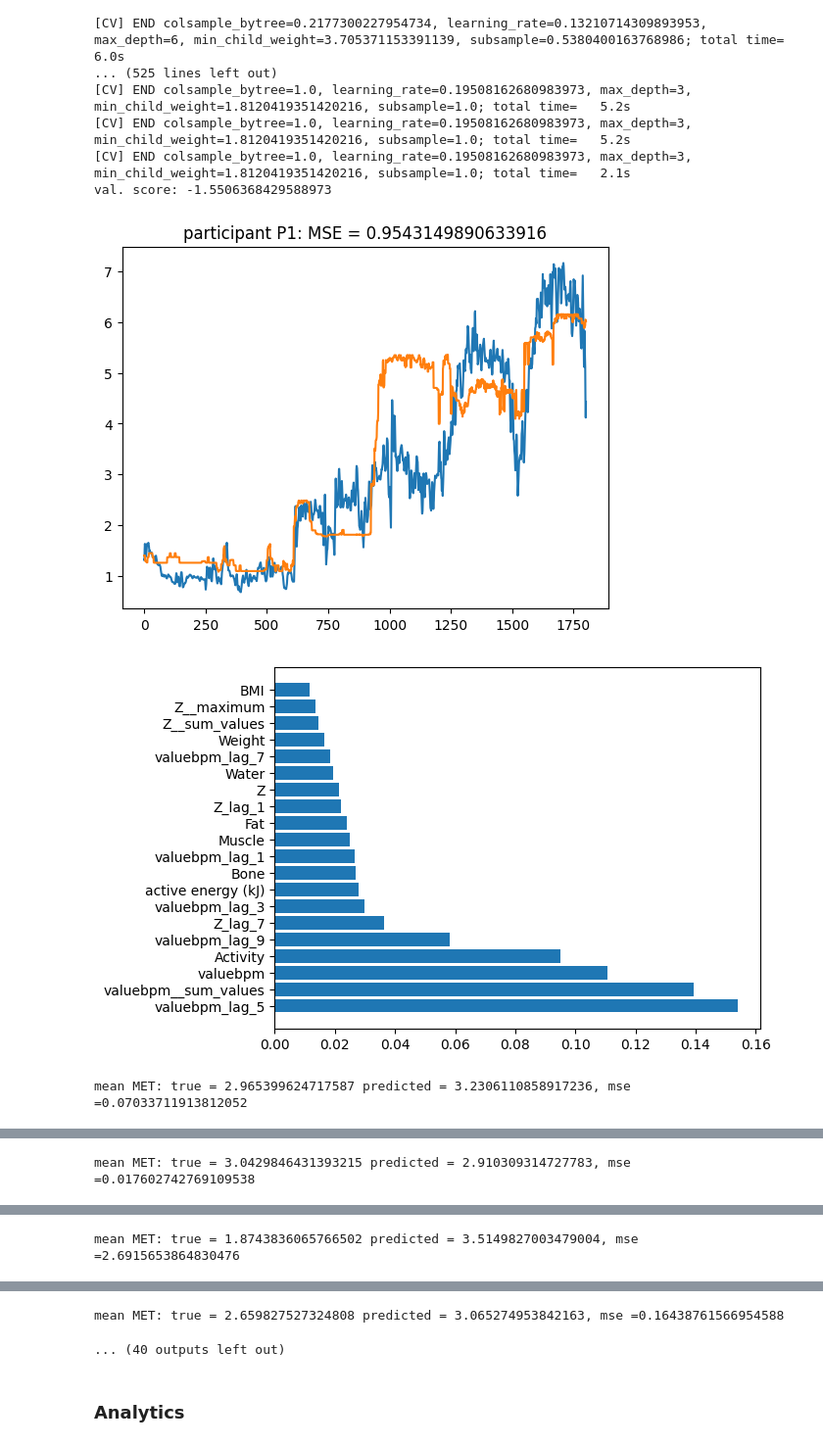
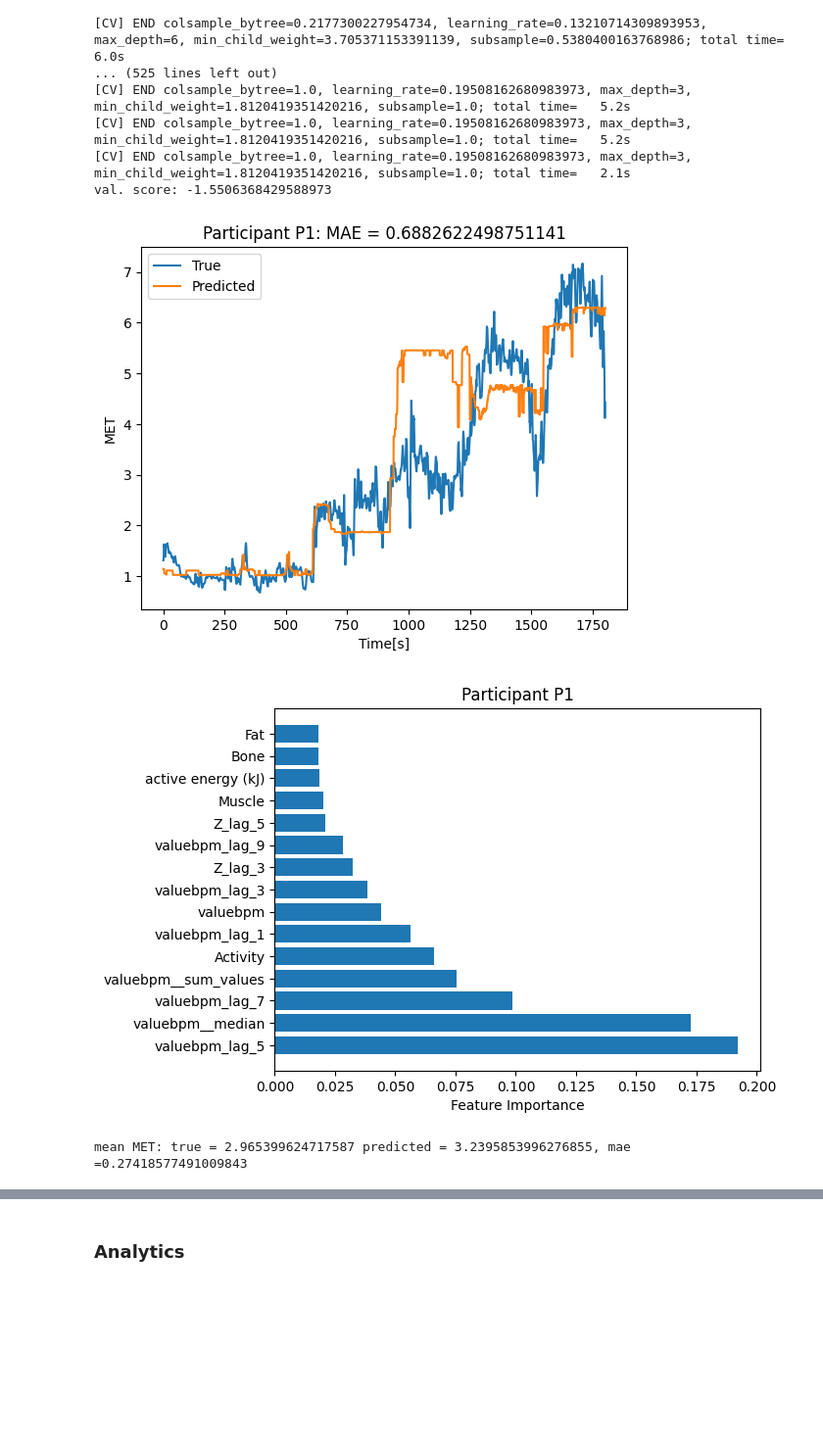
Before and after one commit to ConnorReed246/DataMiningProject, a Jupyter notebook: scripts/2_Prediction/prediction_all.ipynb, the cells around one changed output, grey strips where cells are left out. Shown at 98% size. Cells and saved outputs as stored; diff of their text form; code cells hidden in the pictures; blank space fills up the shorter version.

```diff
--- a/scripts/2_Prediction/prediction_all.ipynb
+++ b/scripts/2_Prediction/prediction_all.ipynb
@@ -181,7 +168,7 @@ parameters = {
         'colsample_bytree': [0.6,0.8],
         'learning_rate':[0.03, 0.05, 0.07],
     }
-clf = GridSearchCV(XGBRegressor(random_state = 42), parameters, cv=group_kfold.get_n_splits(X, y, participants), scoring='neg_mean_squared_error', n_jobs=-1, verbose=3)
+clf = GridSearchCV(XGBRegressor(random_state = 42), parameters, cv=group_kfold.get_n_splits(X, y, participants), scoring=scoring_function, n_jobs=-1, verbose=3)
 clf.fit(X, y)
 
 print("val. score: %s" % clf.best_score_)
@@ -203,7 +190,7 @@ opt = BayesSearchCV(
     },
     n_iter=30,
     cv=cv,
-    scoring = 'neg_mean_squared_error',
+    scoring = scoring_function,
     verbose = 2,
     n_jobs=-1
 
@@ -230,37 +217,45 @@ Fitting 17 folds for each of 1 candidates, totalling 17 fits
 [CV] END colsample_bytree=1.0, learning_rate=0.19508162680983973, max_depth=3, min_child_weight=1.8120419351420216, subsample=1.0; total time=   2.1s
 val. score: -1.5506368429588973
 # %%
-n_top_features = 20
-mse_participants = []
+n_top_features = 15
+mae_participants = []
 
 feature_importances_all = np.zeros(X.shape[1])
 for fold, participant in zip(cv, participants):
     X_train, X_test = X[fold[0]], X[fold[1]]
     y_train, y_test = y[fold[0]], y[fold[1]]
 
     model.fit(X_train, y_train)
     y_pred = model.predict(X_test)
 
-    mse = mean_squared_error(y_test, y_pred)
+    mae = mean_absolute_error(y_test, y_pred)
     plt.plot(y_test)
     plt.plot(y_pred)
-    plt.title(f"participant {participant}: MSE = {mse}")
+    plt.title(f"Participant {participant}: MAE = {mae}")
+    plt.legend(["True", "Predicted"])
+    plt.xlabel("Time[s]")
+    plt.ylabel("MET")
     plt.show()
 
     feature_importances_all += model.feature_importances_
     sorted_idx = model.feature_importances_.argsort()[::-1]
     plt.barh(all_merged_df_selected.columns[sorted_idx][:n_top_features], model.feature_importances_[sorted_idx][:n_top_features])
+    plt.xlabel("Feature Importance")
+    plt.title(f"Participant {participant}")
 
     plt.show()
 
-    print(f"mean MET: true = {y_test.mean()} predicted = {y_pred.mean()}, mse ={mean_squared_error([y_test.mean()],[y_pred.mean()])}")
-    mse_participants.append(mse)
+    print(f"mean MET: true = {y_test.mean()} predicted = {y_pred.mean()}, mae ={mean_absolute_error([y_test.mean()],[y_pred.mean()])}")
+    mae_participants.append(mse)
+
+    break
 
 feature_importances_all /= len(participants_list)
 sorted_idx = feature_importances_all.argsort()[::-1]
 plt.barh(all_merged_df_selected.columns[sorted_idx][:n_top_features], feature_importances_all[sorted_idx][:n_top_features])
+plt.title("Feature Importance")
 plt.show()
 # %% [output]
-[figure, old version]
+[figure, new version]
-[figure, old version]
+[figure, new version]
-mean MET: true = 2.965399624717587 predicted = 3.2306110858917236, mse =0.07033711913812052
+mean MET: true = 2.965399624717587 predicted = 3.2395853996276855, mae =0.27418577491009843
@@ -269 +262,0 @@ mean MET: true = 2.965399624717587 predicted = 3.2306110858917236, mse =0.070337
-mean MET: true = 3.0429846431393215 predicted = 2.910309314727783, mse =0.017602742769109538
@@ -272 +262,0 @@ mean MET: true = 3.0429846431393215 predicted = 2.910309314727783, mse =0.017602
-mean MET: true = 1.8743836065766502 predicted = 3.5149827003479004, mse =2.6915653864830476
@@ -275,5 +263,3 @@ mean MET: true = 1.8743836065766502 predicted = 3.5149827003479004, mse =2.69156
-mean MET: true = 2.659827527324808 predicted = 3.065274953842163, mse =0.16438761566954588
-... (40 outputs left out)
 # %% [markdown]
 ### Analytics
 # %%
```
Also changed, not shown: parts of 4 cells of this notebook.
